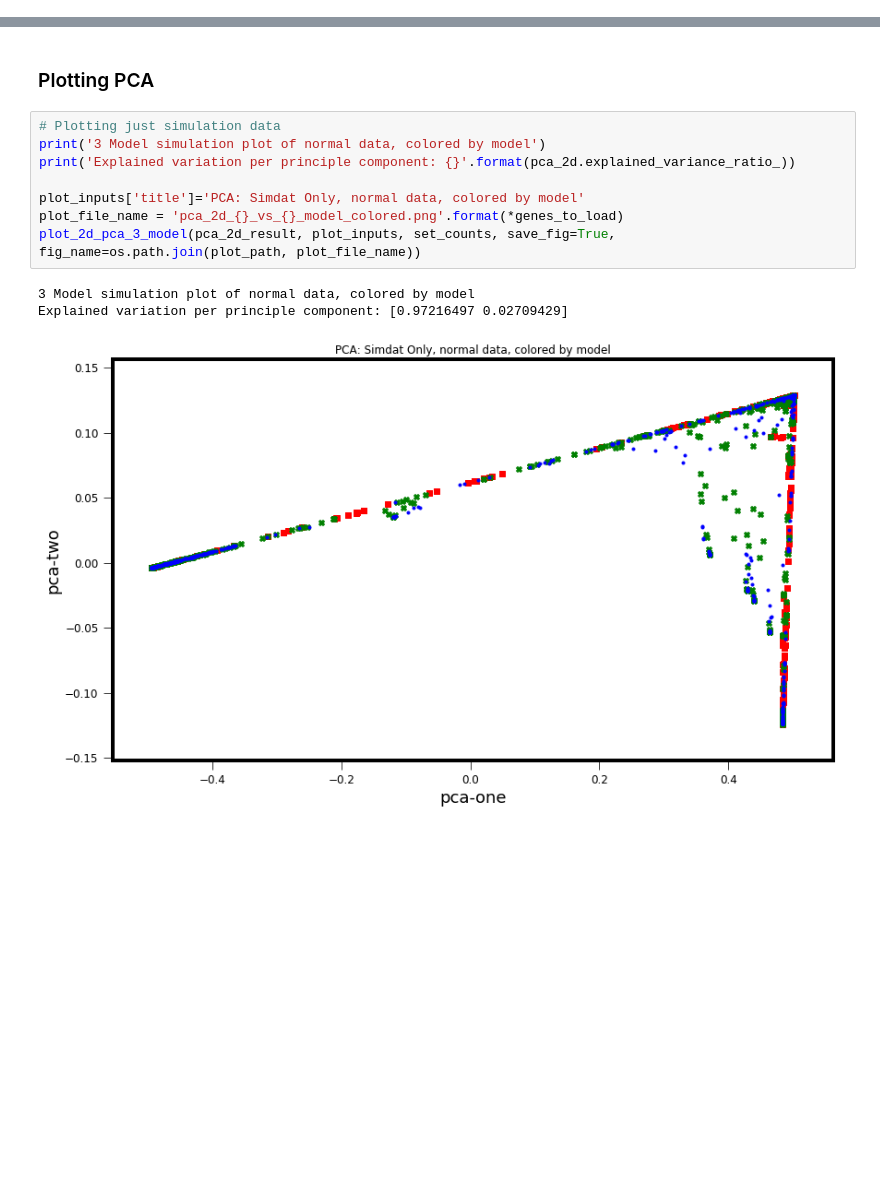
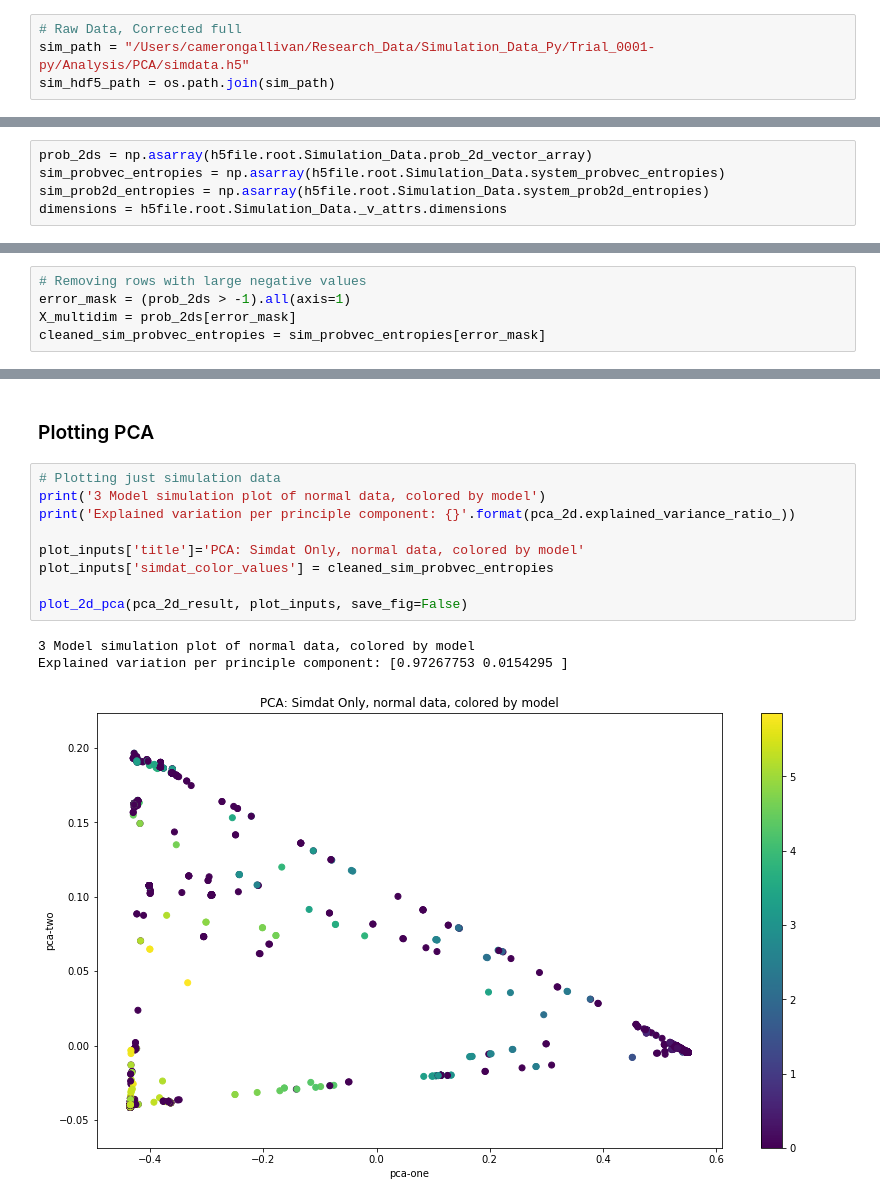
Before and after one commit to Read-Lab-UCI/Stochastic_Coexpression_Landscape_Analysis, a Jupyter notebook: tools/interactive_analysis/prob2D_PCA.ipynb, the cells around one changed output, grey strips where cells are left out. Drawn from its saved outputs; the diff is of its cells as text; blank space fills up the shorter version.

```diff
--- a/tools/interactive_analysis/prob2D_PCA.ipynb
+++ b/tools/interactive_analysis/prob2D_PCA.ipynb
@@ -196,2 +27,6 @@ def plot_2d_pca_exp_entropy(pca_2d_result, pca_2d_result_2, plot_info, set_count
+# %%
+# Raw Data, Corrected full
+sim_path = "/Users/camerongallivan/Research_Data/Simulation_Data_Py/Trial_0001-py/Analysis/PCA/simdata.h5"
+sim_hdf5_path = os.path.join(sim_path)
 # %% [markdown]
 ### Loading simulation data
@@ -215,2 +35,7 @@ X_multidim = np.concatenate(prob_2ds[:], axis=0)
+# %%
+prob_2ds = np.asarray(h5file.root.Simulation_Data.prob_2d_vector_array)
+sim_probvec_entropies = np.asarray(h5file.root.Simulation_Data.system_probvec_entropies)
+sim_prob2d_entropies = np.asarray(h5file.root.Simulation_Data.system_prob2d_entropies)
+dimensions = h5file.root.Simulation_Data._v_attrs.dimensions
 # %%
 h5file.close()
@@ -279,3 +44,8 @@ expdat_prob2d_entropies = calculate_array_entropy(X_multidim_exp, sigma=1e-6)
+# %%
+# Removing rows with large negative values
+error_mask = (prob_2ds > -1).all(axis=1)
+X_multidim = prob_2ds[error_mask]
+cleaned_sim_probvec_entropies = sim_probvec_entropies[error_mask]
 # %% [markdown]
 ### Running 2D PCA and prepping for plots
 # %%
@@ -293,12 +141,13 @@ pca_2d_result_exp = pca_2d.transform(X_multidim_exp)
 # %%
 # Plotting just simulation data
 print('3 Model simulation plot of normal data, colored by model')
 print('Explained variation per principle component: {}'.format(pca_2d.explained_variance_ratio_))
 
 plot_inputs['title']='PCA: Simdat Only, normal data, colored by model'
-plot_file_name = 'pca_2d_{}_vs_{}_model_colored.png'.format(*genes_to_load)
-plot_2d_pca_3_model(pca_2d_result, plot_inputs, set_counts, save_fig=True, fig_name=os.path.join(plot_path, plot_file_name))
+plot_inputs['simdat_color_values'] = cleaned_sim_probvec_entropies
+
+plot_2d_pca(pca_2d_result, plot_inputs, save_fig=False)
 # %% [output]
 3 Model simulation plot of normal data, colored by model
-Explained variation per principle component: [0.97216497 0.02709429]
+Explained variation per principle component: [0.97267753 0.0154295 ]
-[figure, old version]
+[figure, new version]
```
Also changed, not shown: parts of 37 cells of this notebook, 6 other files.
